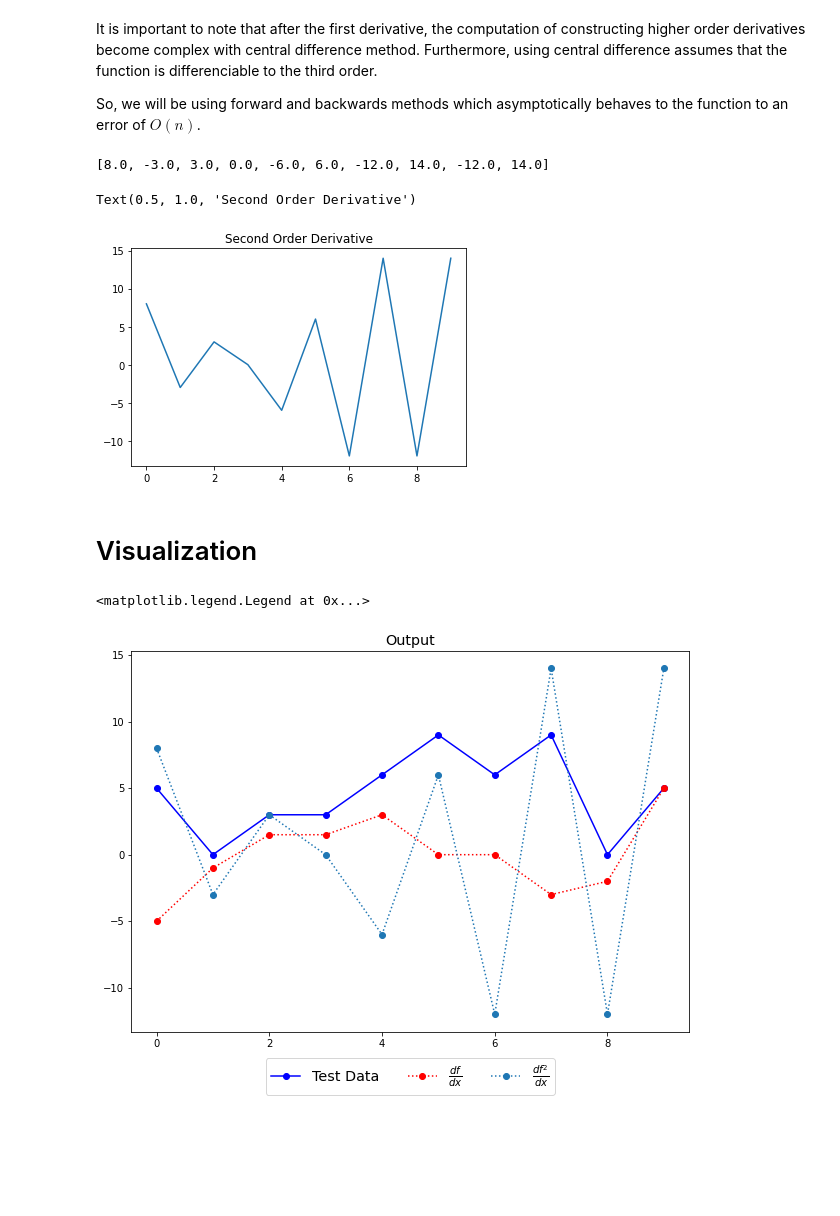
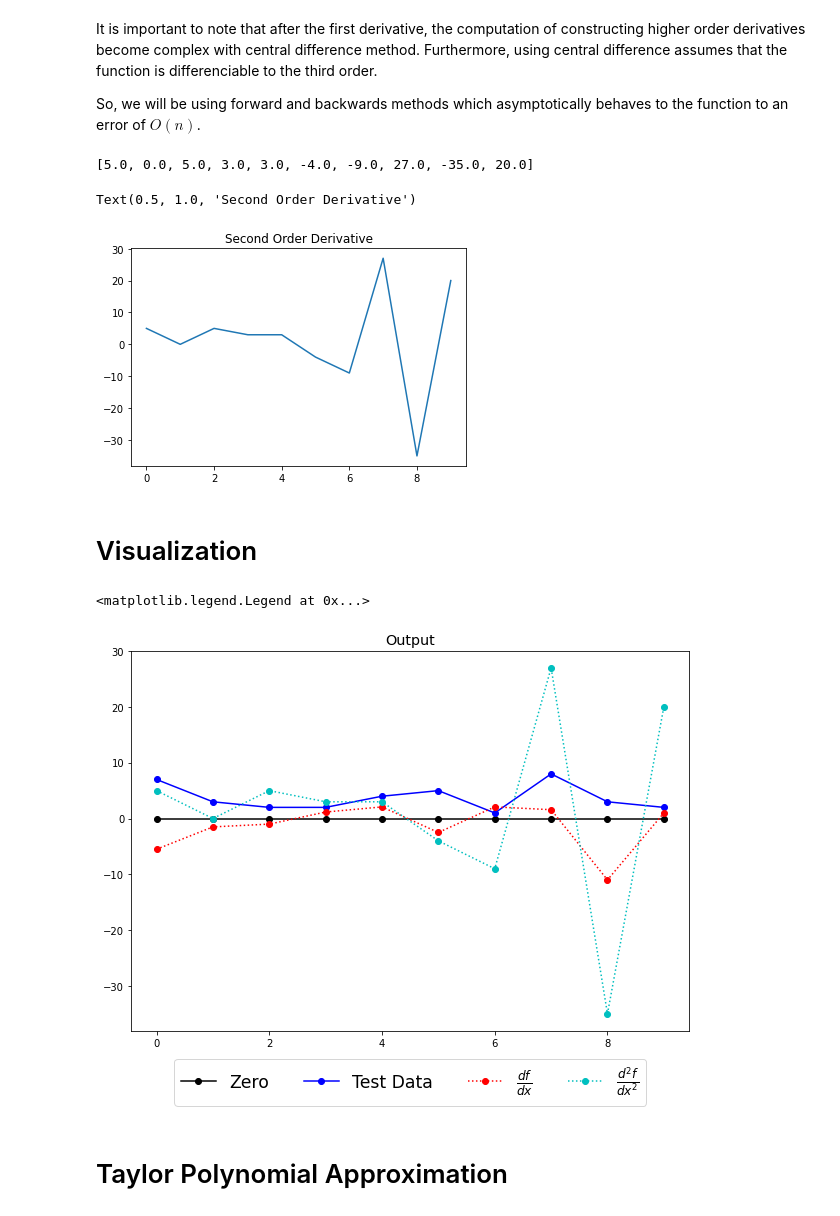
Before and after one commit to ddot-bit/Monte-Carlo-Integration, a Jupyter notebook: Numerical Derivative.ipynb, the cells around one changed output. Drawn from its saved outputs; the diff is of its cells as text; code cells hidden in the pictures; blank space fills up the shorter version.

```diff
--- a/Numerical Derivative.ipynb
+++ b/Numerical Derivative.ipynb
@@ -16,15 +14,17 @@ import random as rand
 import matplotlib.pyplot as plt
 import numpy as np
 
+zero = []
 indep_var = []
 poly = []
 dydx = []
 second_order_dydx = []
 increment = 1
 center = 4
-x = 4.3 # Extrapolation Value
+x = 3.86 # Extrapolation Value
 # %%
 for i in range(10):
+    zero.append(0)
     indep_var.append(i)
     poly.append(rand.randrange(10))
 
@@ -44,13 +46,14 @@ Now we can construct the first derivative using the Finite Difference Method. Ob
 # %%
 for i in range(10):
-    if(i == 0):
-        dydx.append((poly[i + 1] - poly[i]) / 1)
-    if(i == 9):
-        dydx.append((poly[i] - poly[i - 1]) / 1)
-        break
-    elif(i != 0 and i != 9):
-        dydx.append((poly[i + 1] - poly[i - 1]) / 2 * 1)
+    if(0 <= i <= 2):
+        dydx.append((-3*poly[i] + 4*poly[i + 1] - poly[i + 2*1]) / 2 * 1)
+#         dydx.append((poly[i + 1] - poly[i]) / 1)
+    elif(i > 7):
+        dydx.append((-3*poly[i] + 4*poly[i - 1] - poly[i - 2*1]) / (2 * -1))
 
+#         dydx.append((poly[i] - poly[i - 1]) / 1)
+    elif(i > 2 and i <= 7):
+        dydx.append((8*poly[i + 1] - poly[i + 2] + poly[i - 2] - 8*poly[i -1]) / 12 * 1)
 
 plt.plot(indep_var, dydx, 'r')
 plt.title('First Order Derivative')
@@ -66,27 +71,30 @@ It is important to note that after the first derivative, the computation of cons
 So, we will be using forward and backwards methods which asymptotically behaves to the function to an error of $O(n)$.
 # %%
 for i in range(10):
-    if(i < 8):
-        second_order_dydx.append((poly[i + 2] - 2 * poly[i + 1] + poly[i]) / 1 * 1)
-    elif(i >= 8):
-        second_order_dydx.append((poly[i] - 2 * poly[i - 1] + poly[i - 2]) / 1 * 1)
+    if(0 <= i <= 3):
+        second_order_dydx.append((2*poly[i] - 5*poly[i + 1] + 4*poly[i+2] - poly[i+3]) / 1**2)
+    else:
+        second_order_dydx.append((2*poly[i] - 5*poly[i - 1] + 4*poly[i-2] - poly[i-3]) / 1**2)
 
 print(second_order_dydx)
 plt.plot(indep_var, second_order_dydx)
 plt.title('Second Order Derivative')
 # %% [output]
-[8.0, -3.0, 3.0, 0.0, -6.0, 6.0, -12.0, 14.0, -12.0, 14.0]
+[5.0, 0.0, 5.0, 3.0, 3.0, -4.0, -9.0, 27.0, -35.0, 20.0]
 Text(0.5, 1.0, 'Second Order Derivative')
-[figure, old version]
+[figure, new version]
 # %% [markdown]
 # Visualization
 # %%
-g = plt.figure(figsize = (10,7))
+plt.figure(figsize = (10,7))
+plt.plot(indep_var, zero, 'k', marker = 'o', label = 'Zero')
 plt.plot(indep_var, poly, 'b', marker = 'o', label = 'Test Data')
 plt.plot(indep_var, dydx, 'r', linestyle = ':', marker = 'o', label = r'$\frac{df}{dx}$')
-plt.plot(indep_var, second_order_dydx, linestyle = ':', marker = 'o', label = r'$\frac{df^2}{dx}$')
+plt.plot(indep_var, second_order_dydx, 'c', linestyle = ':', marker = 'o', label = r'$\frac{d^2f}{dx^2}$')
 plt.title('Output', fontsize = 'x-large')
-plt.legend(loc = 'upper center', bbox_to_anchor = (0.5, -0.05), ncol = 5,fontsize = 'x-large')
+plt.legend(loc = 'upper center', bbox_to_anchor = (0.5, -0.05), ncol = 5,fontsize = 'xx-large')
 # %% [output]
 <matplotlib.legend.Legend at 0x...>
-[figure, old version]
+[figure, new version]
+# %% [markdown]
+# Taylor Polynomial Approximation
```
Also changed, not shown: parts of 14 cells of this notebook.
